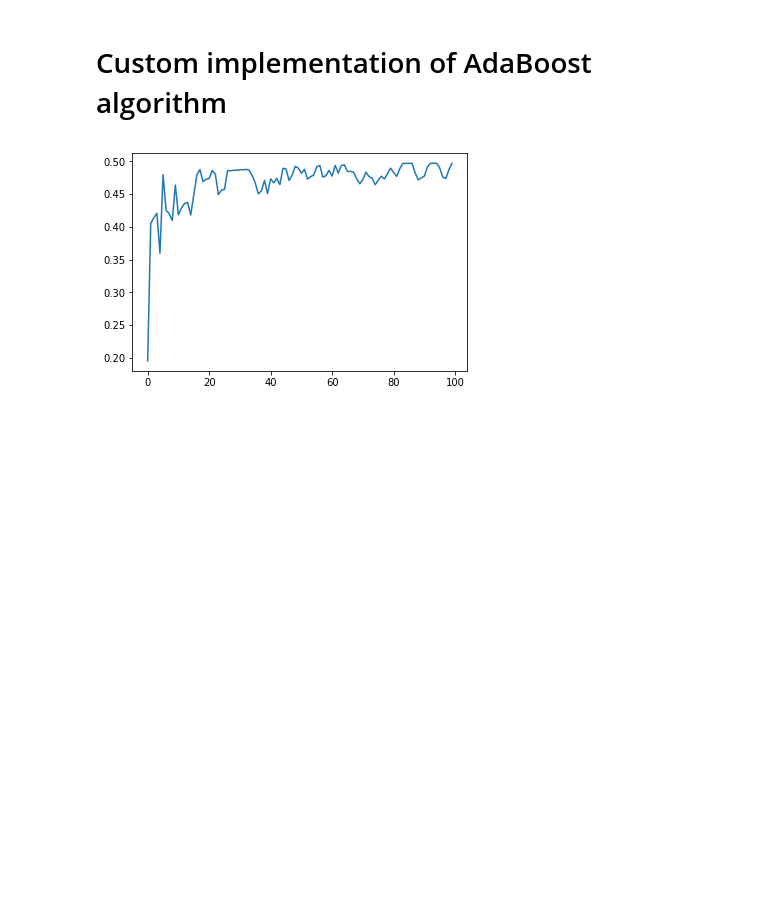
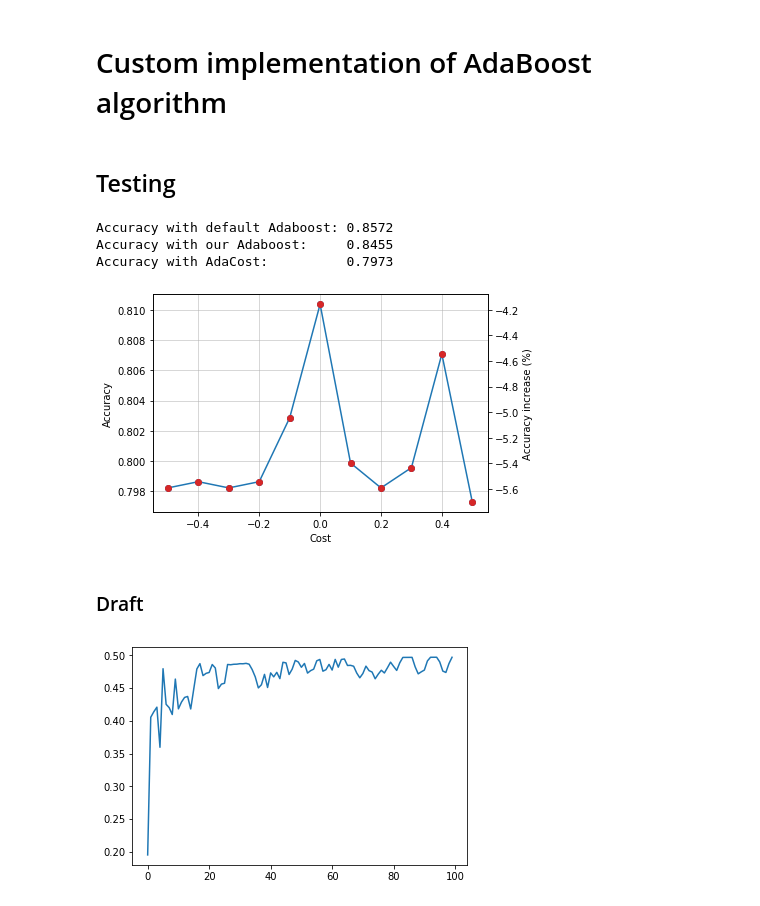
Before and after one commit to crisgompec/ImbalancedDataset, a Jupyter notebook: Dataset2/Boosting_Algorithm_Adaboost.ipynb, the cells around one changed output. Cells and saved outputs as stored; diff of their text form; code cells hidden in the pictures; blank space fills up the shorter version.

Commit message:
Implementation of AdaCost added

```diff
--- a/Dataset2/Boosting_Algorithm_Adaboost.ipynb
+++ b/Dataset2/Boosting_Algorithm_Adaboost.ipynb
@@ -31,0 +156,22 @@ y_test = y_test.flatten()
+# %% [markdown]
+## Testing
+# %%
+#classifier = AdaBoostClassifier(DecisionTreeClassifier(max_depth=1),n_estimators=100)
+#classifier.fit(X_train, y_train)
+#predictions = classifier.predict(X_test)
+
+#ourClassifier = ourAdaboostClassifier()
+AdaCostClassifier = AdaCost()
+
+#ourClassifier.fit(X_train, y_train)
+AdaCostClassifier.fit(X_train, y_train,cost = 0.5)
+
+#ourpredictions = ourClassifier.predict(X_test)
+ourAdaCostpred = AdaCostClassifier.predict(X_test)
+print('Accuracy with default Adaboost: %.4f' % (len(np.where(y_test==predictions)[0])/len(y_test)))
+print('Accuracy with our Adaboost:     %.4f' % (len(np.where(y_test==ourpredictions)[0])/len(y_test)))
+print('Accuracy with AdaCost:          %.4f' % (len(np.where(y_test==ourAdaCostpred)[0])/len(y_test)))
+# %% [output]
+Accuracy with default Adaboost: 0.8572
+Accuracy with our Adaboost:     0.8455
+Accuracy with AdaCost:          0.7973
@@ -32,3 +180,31 @@ y_test = y_test.flatten()
+# %%
+ourCostClassifier = AdaCost()
+accuracy = []
+costs = np.linspace(-0.5,0.5,11)
+for c in tqdm(costs):
+    ourCostClassifier.fit(X_train, y_train,cost = c)
+    ourCostpredictions = ourCostClassifier.predict(X_test)
+    accuracy.append(len(np.where(y_test==ourCostpredictions)[0])/len(y_test))
+# %%
+# Plot Accuracy vs. Cost
+base_acc = (len(np.where(y_test==ourpredictions)[0])/len(y_test))
+
+plt.figure()
+ax1 = plt.subplot(111)
+plt.grid(True,which='major',linewidth=0.5)
+plt.grid(True,which='minor',linewidth=0.1)
+plt.plot(costs, accuracy,'-o')
+plt.xlabel('Cost')
+plt.ylabel('Accuracy')
+
+ax2 = ax1.twinx()
+plt.plot(costs,(np.array(accuracy)-base_acc)/base_acc*100,'o',color='tab:red')
+ax2.set_ylabel('Accuracy increase (%)')
+plt.show()
+# %% [output]
+[figure, added]
+# %% [markdown]
+### Draft
 # %%
 number_iterations = 100
 
```
Also changed, not shown: parts of 4 cells of this notebook.
